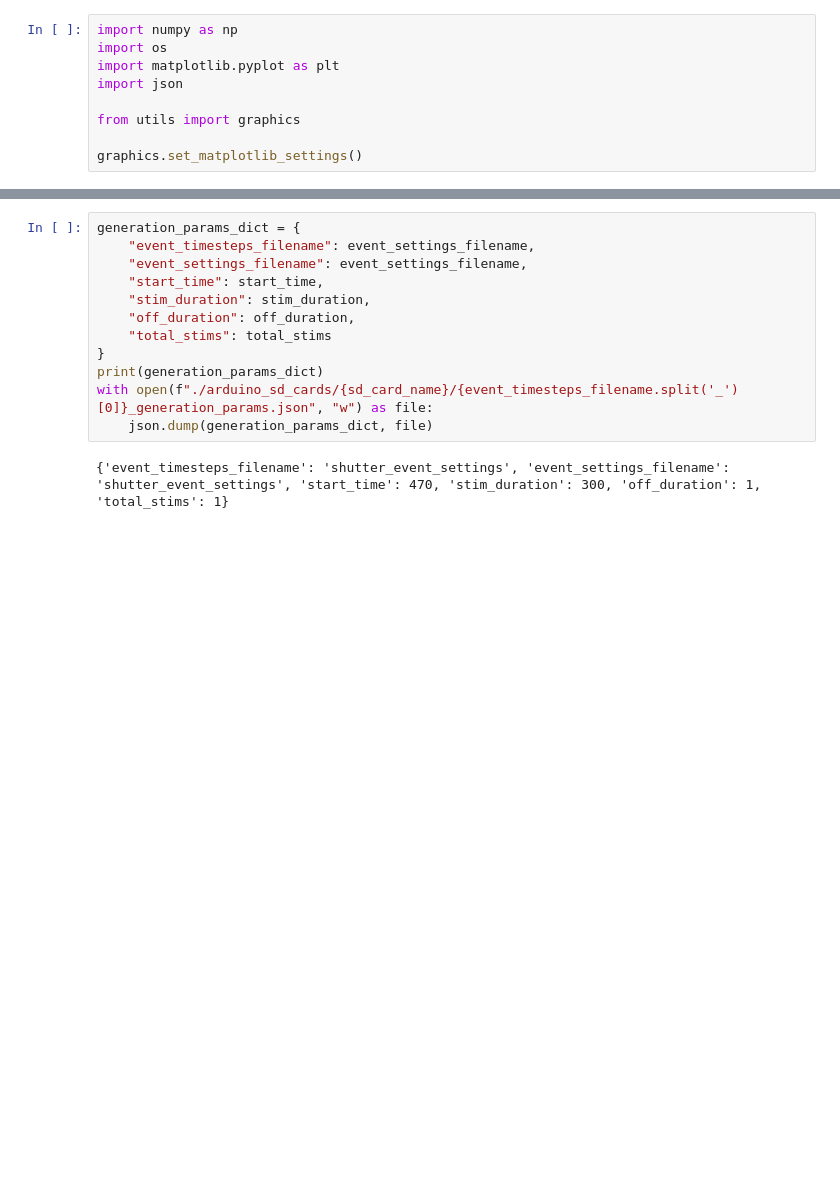
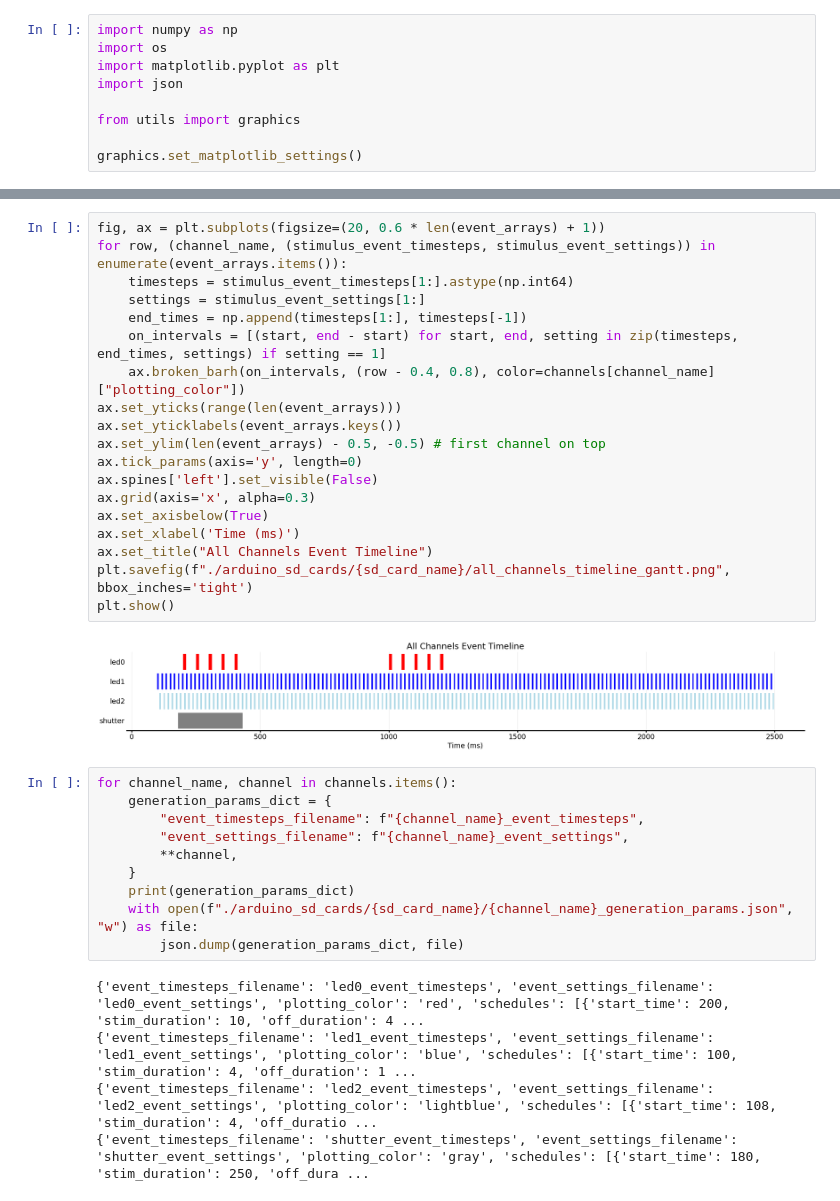
Before and after one commit to paulazoo/example-teensy, a Jupyter notebook: make_event_array_files.ipynb, the cells around one changed output, grey strips where cells are left out. Cells and saved outputs as stored; diff of their text form; blank space fills up the shorter version.

```diff
--- a/make_event_array_files.ipynb
+++ b/make_event_array_files.ipynb
@@ -86,14 +132,36 @@ plt.show()
+# %%
+fig, ax = plt.subplots(figsize=(20, 0.6 * len(event_arrays) + 1))
+for row, (channel_name, (stimulus_event_timesteps, stimulus_event_settings)) in enumerate(event_arrays.items()):
+    timesteps = stimulus_event_timesteps[1:].astype(np.int64)
+    settings = stimulus_event_settings[1:]
+    end_times = np.append(timesteps[1:], timesteps[-1])
+    on_intervals = [(start, end - start) for start, end, setting in zip(timesteps, end_times, settings) if setting == 1]
+    ax.broken_barh(on_intervals, (row - 0.4, 0.8), color=channels[channel_name]["plotting_color"])
+ax.set_yticks(range(len(event_arrays)))
+ax.set_yticklabels(event_arrays.keys())
+ax.set_ylim(len(event_arrays) - 0.5, -0.5) # first channel on top
+ax.tick_params(axis='y', length=0)
+ax.spines['left'].set_visible(False)
+ax.grid(axis='x', alpha=0.3)
+ax.set_axisbelow(True)
+ax.set_xlabel('Time (ms)')
+ax.set_title("All Channels Event Timeline")
+plt.savefig(f"./arduino_sd_cards/{sd_card_name}/all_channels_timeline_gantt.png", bbox_inches='tight')
+plt.show()
+# %% [output]
+[figure, added]
 # %%
-generation_params_dict = {
-    "event_timesteps_filename": event_settings_filename,
-    "event_settings_filename": event_settings_filename,
-    "start_time": start_time,
-    "stim_duration": stim_duration,
-    "off_duration": off_duration,
-    "total_stims": total_stims
-}
-print(generation_params_dict)
-with open(f"./arduino_sd_cards/{sd_card_name}/{event_timesteps_filename.split('_')[0]}_generation_params.json", "w") as file:
-    json.dump(generation_params_dict, file)
+for channel_name, channel in channels.items():
+    generation_params_dict = {
+        "event_timesteps_filename": f"{channel_name}_event_timesteps",
+        "event_settings_filename": f"{channel_name}_event_settings",
+        **channel,
+    }
+    print(generation_params_dict)
+    with open(f"./arduino_sd_cards/{sd_card_name}/{channel_name}_generation_params.json", "w") as file:
+        json.dump(generation_params_dict, file)
 # %% [output]
-{'event_timesteps_filename': 'shutter_event_settings', 'event_settings_filename': 'shutter_event_settings', 'start_time': 470, 'stim_duration': 300, 'off_duration': 1, 'total_stims': 1}
+{'event_timesteps_filename': 'led0_event_timesteps', 'event_settings_filename': 'led0_event_settings', 'plotting_color': 'red', 'schedules': [{'start_time': 200, 'stim_duration': 10, 'off_duration': 4 ...
+{'event_timesteps_filename': 'led1_event_timesteps', 'event_settings_filename': 'led1_event_settings', 'plotting_color': 'blue', 'schedules': [{'start_time': 100, 'stim_duration': 4, 'off_duration': 1 ...
+{'event_timesteps_filename': 'led2_event_timesteps', 'event_settings_filename': 'led2_event_settings', 'plotting_color': 'lightblue', 'schedules': [{'start_time': 108, 'stim_duration': 4, 'off_duratio ...
+{'event_timesteps_filename': 'shutter_event_timesteps', 'event_settings_filename': 'shutter_event_settings', 'plotting_color': 'gray', 'schedules': [{'start_time': 180, 'stim_duration': 250, 'off_dura ...
```
Also changed, not shown: parts of 8 cells of this notebook, 21 other files.
